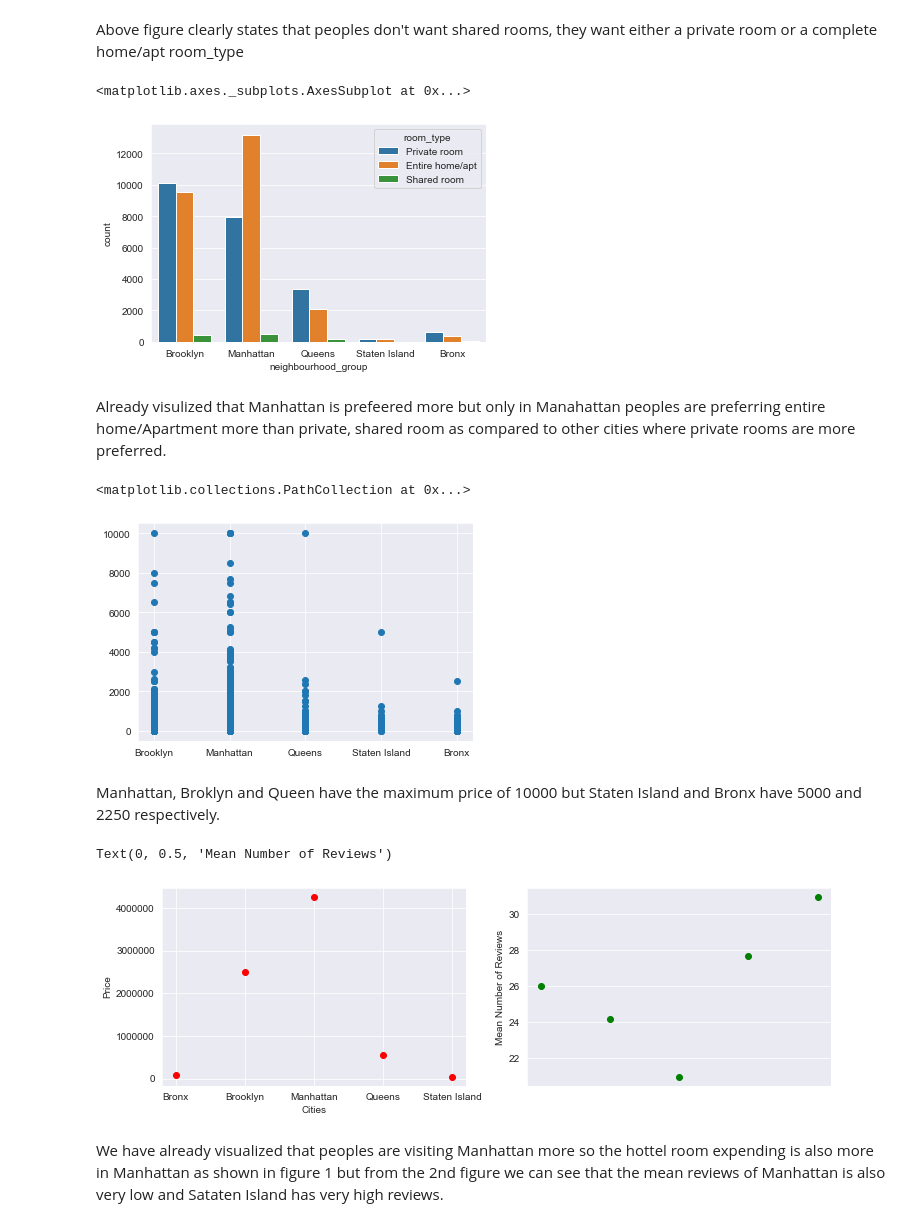
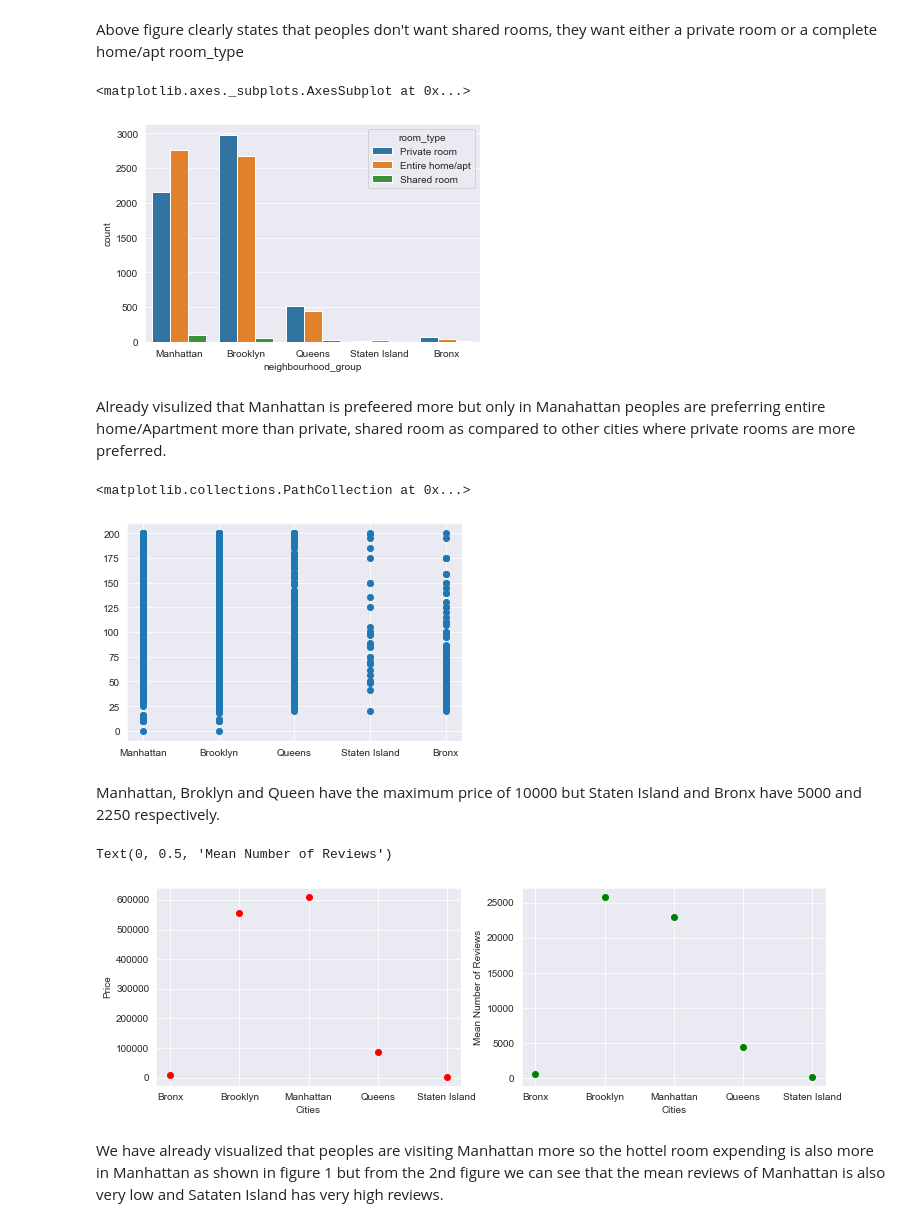
Before and after one commit to sidd7936/Data-Science-Notebooks, a Jupyter notebook: AB_NYC/EDA.ipynb, the cells around one changed output. Drawn from its saved outputs; the diff is of its cells as text; code cells hidden in the pictures.

```diff
--- a/AB_NYC/EDA.ipynb
+++ b/AB_NYC/EDA.ipynb
@@ -125,0 +137,7 @@ df.shape
+# %%
+Q1 = df.quantile(0.25)
+Q3 = df.quantile(0.75)
+
+IQR = Q3-Q1
+
+print(IQR)
@@ -125,0 +171,2 @@ df.shape
+# %%
+df_out_new = df_out[~((df_out < (Q_1 - 1.5 * IQR_new)) |(df_out > (Q_3 + 1.5 * IQR_new))).any(axis=1)]
@@ -143,41 +203,41 @@ sns.countplot(df['room_type'])
 # %% [markdown]
 Above figure clearly states that peoples don't want shared rooms, they want either a private room or a complete home/apt room_type
 # %%
-sns.countplot(x='neighbourhood_group', hue='room_type', data=df)
+sns.countplot(x='neighbourhood_group', hue='room_type', data=df_out_new)
 # %% [output]
 <matplotlib.axes._subplots.AxesSubplot at 0x...>
-[figure, old version]
+[figure, new version]
 # %% [markdown]
 Already visulized that Manhattan is prefeered more but only in Manahattan peoples are preferring entire home/Apartment more than private, shared room as compared to other cities where private rooms are more preferred.
 # %%
-plt.scatter(x='neighbourhood_group', y='price', data=df )
+plt.scatter(x='neighbourhood_group', y='price', data=df_out_new )
 # %% [output]
 <matplotlib.collections.PathCollection at 0x...>
-[figure, old version]
+[figure, new version]
 # %% [markdown]
 Manhattan, Broklyn and Queen have the maximum price of 10000 but Staten Island and Bronx have 5000 and 2250 respectively.
 # %%
 #In the below code we are using groupby() function so that every category present inside the neighborhood_group cloumn
 #can be made into individual unit with all its other values to be transformed into their sum or with their mean values.
-df_agg = df.groupby(['neighbourhood_group'])
+df_agg = df_out_new.groupby(['neighbourhood_group'])
 price=df_agg['price'].agg(np.sum)
-number_of_reviews=df_agg['number_of_reviews'].agg(np.mean)
+number_of_reviews=df_agg['number_of_reviews'].agg(np.sum)
 minimum_nights=df_agg['minimum_nights'].agg(np.mean)
 # %%
 plt.figure(figsize=(12,8))
 
 plt.subplot(221)
 plt.plot(price, 'ro')
 plt.ylabel('Price')
 plt.xlabel('Cities')
 
 plt.subplot(222)
 plt.plot(number_of_reviews, 'go')
-plt.xticks('Cities')
+plt.xlabel('Cities')
 plt.ylabel('Mean Number of Reviews')
 # %% [output]
 Text(0, 0.5, 'Mean Number of Reviews')
-[figure, old version]
+[figure, new version]
 # %% [markdown]
 We have already visualized that peoples are visiting Manhattan more so the hottel room expending is also more in Manhattan as shown in figure 1 but from the 2nd figure we can see that the mean reviews of Manhattan is also very low and Sataten Island has very high reviews.
 # %%
```
Also changed, not shown: parts of 57 cells of this notebook.
